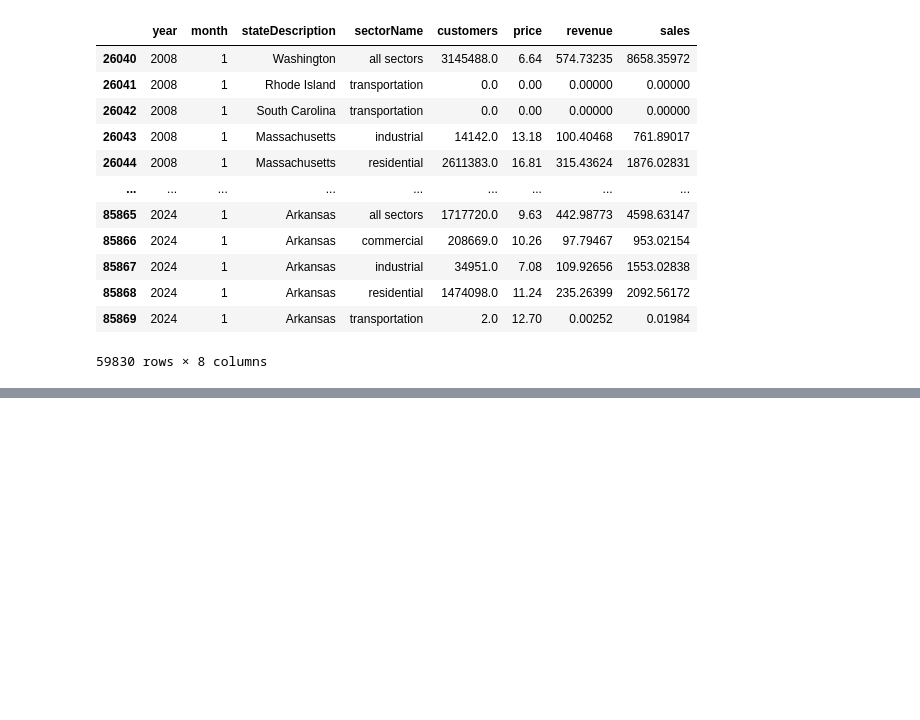
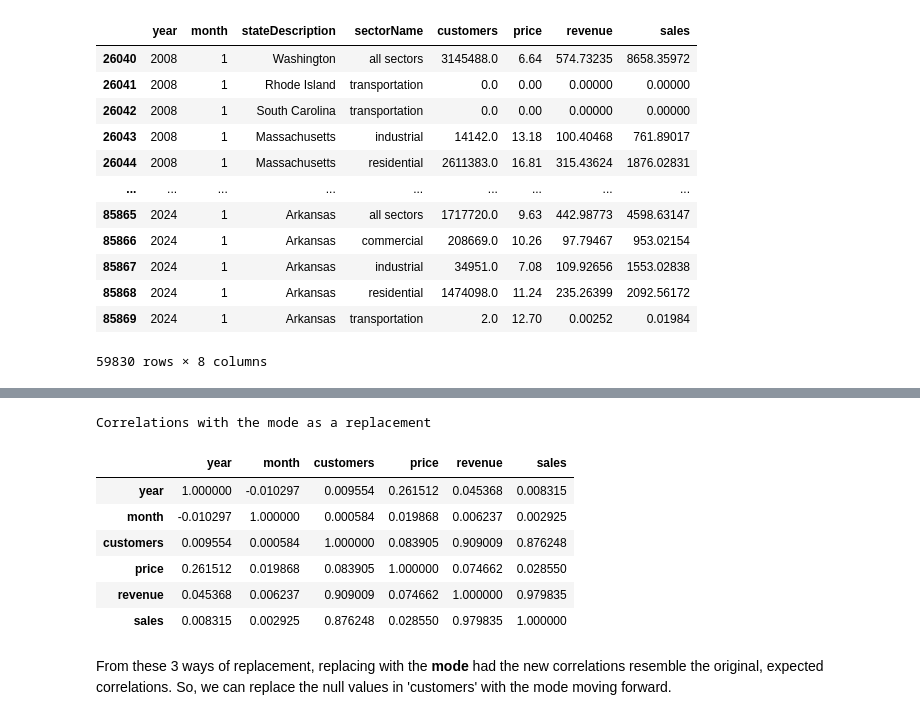
Before and after one commit to pginjupalli/Verizon-BTTAI-ElectricityPriceForecasting, a Jupyter notebook: Verizon_2_Code.ipynb, the cells around one changed output, grey strips where cells are left out. Drawn from its saved outputs; the diff is of its cells as text; code cells hidden in the pictures; blank space fills up the shorter version.

```diff
--- a/Verizon_2_Code.ipynb
+++ b/Verizon_2_Code.ipynb
@@ -79,0 +103,17 @@ dtype: int64
+# %%
+df_with_mode = df.copy()
+df_with_mode['customers'] = df['customers'].fillna(value = df_with_customers['customers'].mode(), inplace = False)
+
+print("Correlations with the mode as a replacement")
+df_with_mode.select_dtypes(['int64', 'float64']).corr()
+# %% [output]
+Correlations with the mode as a replacement
+|  | year | month | customers | price | revenue | sales |
+| year | 1.000000 | -0.010297 | 0.009554 | 0.261512 | 0.045368 | 0.008315 |
+| month | -0.010297 | 1.000000 | 0.000584 | 0.019868 | 0.006237 | 0.002925 |
+| customers | 0.009554 | 0.000584 | 1.000000 | 0.083905 | 0.909009 | 0.876248 |
+| price | 0.261512 | 0.019868 | 0.083905 | 1.000000 | 0.074662 | 0.028550 |
+| revenue | 0.045368 | 0.006237 | 0.909009 | 0.074662 | 1.000000 | 0.979835 |
+| sales | 0.008315 | 0.002925 | 0.876248 | 0.028550 | 0.979835 | 1.000000 |
+# %% [markdown]
+From these 3 ways of replacement, replacing with the **mode** had the new correlations resemble the original, expected correlations. So, we can replace the null values in 'customers' with the mode moving forward.
```
Also changed, not shown: parts of 9 cells of this notebook.
